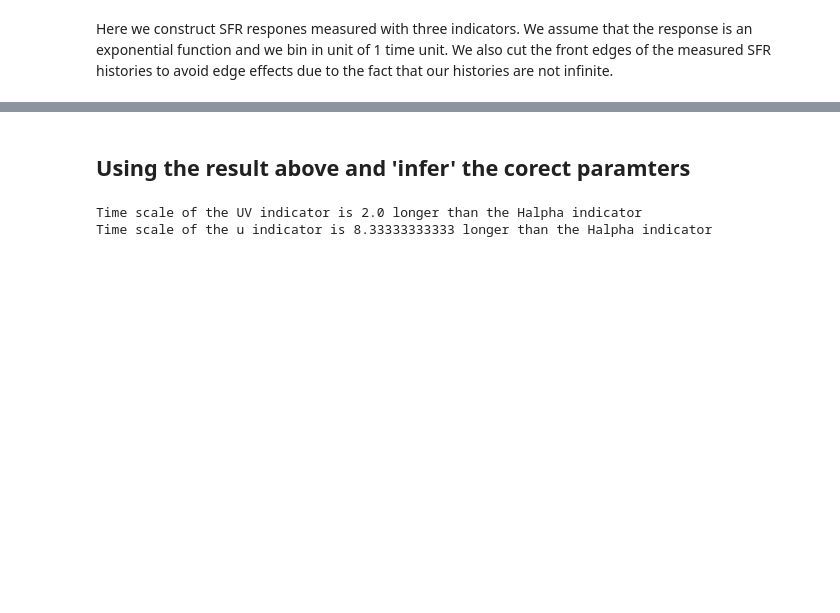
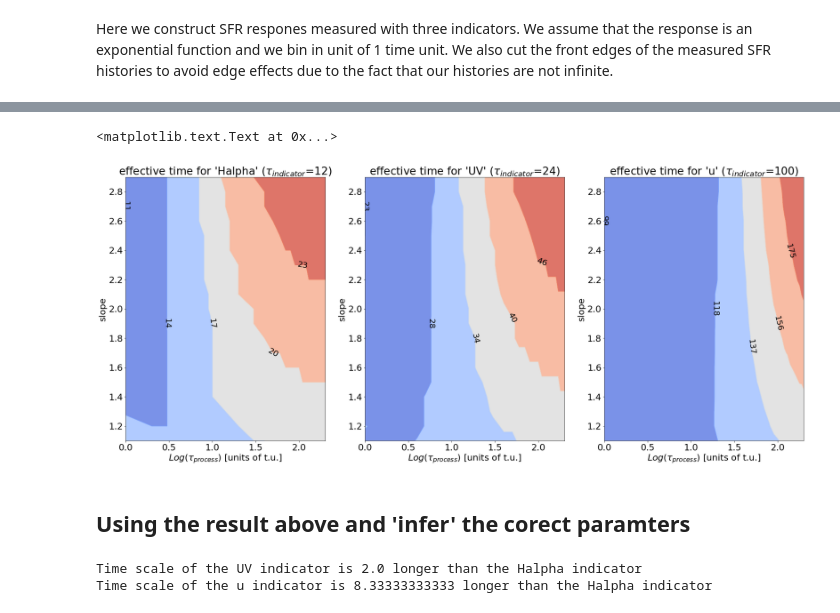
Before and after one commit to nevencaplar/Main-Sequence-Variability, a Jupyter notebook: Main_Sequence_Variability.ipynb, the cells around one changed output, grey strips where cells are left out. Saved outputs shown, nothing was run; the diff lists cells and outputs as text; code cells hidden in the pictures; blank space fills up the shorter version.

```diff
--- a/Main_Sequence_Variability.ipynb
+++ b/Main_Sequence_Variability.ipynb
@@ -1174,0 +1181,4 @@ Example 3 - Ratio of sigma_MS (SFR_u)/sigma_MS (SFR_UV): 0.882601138833
+# %%
+slope,tau,R_as_function_of_process_indicator1=create_Number_of_R(convolving_array1)
+slope,tau,R_as_function_of_process_indicator2=create_Number_of_R(convolving_array2)
+slope,tau,R_as_function_of_process_indicator3=create_Number_of_R(convolving_array3)
@@ -1175,3 +1194,39 @@ Example 3 - Ratio of sigma_MS (SFR_u)/sigma_MS (SFR_UV): 0.882601138833
+# %%
+levels1=np.linspace(np.min(R_as_function_of_process_indicator1),np.max(R_as_function_of_process_indicator1),6)
+levels2=np.linspace(np.min(R_as_function_of_process_indicator2),np.max(R_as_function_of_process_indicator2),6)
+levels3=np.linspace(np.min(R_as_function_of_process_indicator3),np.max(R_as_function_of_process_indicator3),6)
+# %%
+from matplotlib import cm
+plt.figure(figsize=(30,12))
+plt.subplot(1,3,1)
+CS = plt.contourf(np.log10(tau), slope, R_as_function_of_process_indicator1.reshape(len(slope),len(tau)),cmap=cm.coolwarm,levels=levels1,alpha=0.8)
+CS = plt.contour(np.log10(tau), slope, R_as_function_of_process_indicator1.reshape(len(slope),len(tau)),cmap=cm.coolwarm,levels=levels1)
+plt.clabel(CS, fontsize=20,colors='black', inline=1,fmt='%1.1i')
+plt.title('effective time for \'Halpha\' ($\\tau_{indicator}$=12)')
+plt.xlabel('$Log(\\tau_{process})$ [units of t.u.]')
+plt.ylabel('slope')
+#plt.axvline(np.log10(2*12),color='black',ls='--',alpha=0.5)
+
+plt.subplot(1,3,2)
+CS = plt.contourf(np.log10(tau), slope, R_as_function_of_process_indicator2.reshape(len(slope),len(tau)),cmap=cm.coolwarm,levels=levels2,alpha=0.8)
+CS = plt.contour(np.log10(tau), slope, R_as_function_of_process_indicator2.reshape(len(slope),len(tau)),cmap=cm.coolwarm,levels=levels2)
+plt.clabel(CS, fontsize=20,colors='black', inline=1,fmt='%1.1i')
+plt.title('effective time for \'UV\' ($\\tau_{indicator}$=24)')
+plt.xlabel('$Log(\\tau_{process})$ [units of t.u.]')
+plt.ylabel('slope')
+#plt.axvline(np.log10(2*24),color='black',ls='--',alpha=0.5)
+
+plt.subplot(1,3,3)
+CS = plt.contourf(np.log10(tau), slope, R_as_function_of_process_indicator3.reshape(len(slope),len(tau)),cmap=cm.coolwarm,levels=levels3,alpha=0.8)
+CS = plt.contour(np.log10(tau), slope, R_as_function_of_process_indicator3.reshape(len(slope),len(tau)),cmap=cm.coolwarm,levels=levels3)
+plt.clabel(CS, fontsize=20,colors='black', inline=1,fmt='%1.1i')
+plt.title('effective time for \'u\' ($\\tau_{indicator}$=100)')
+plt.xlabel('$Log(\\tau_{process})$ [units of t.u.]')
+plt.ylabel('slope')
+#plt.axvline(np.log10(2*100),color='black',ls='--',alpha=0.5)
+# %% [output]
+<matplotlib.text.Text at 0x...>
+[figure, added]
 # %% [markdown]
 ## Using the result above and 'infer' the corect paramters
 # %%
```
Also changed, not shown: parts of 15 cells of this notebook, 2 other files.
